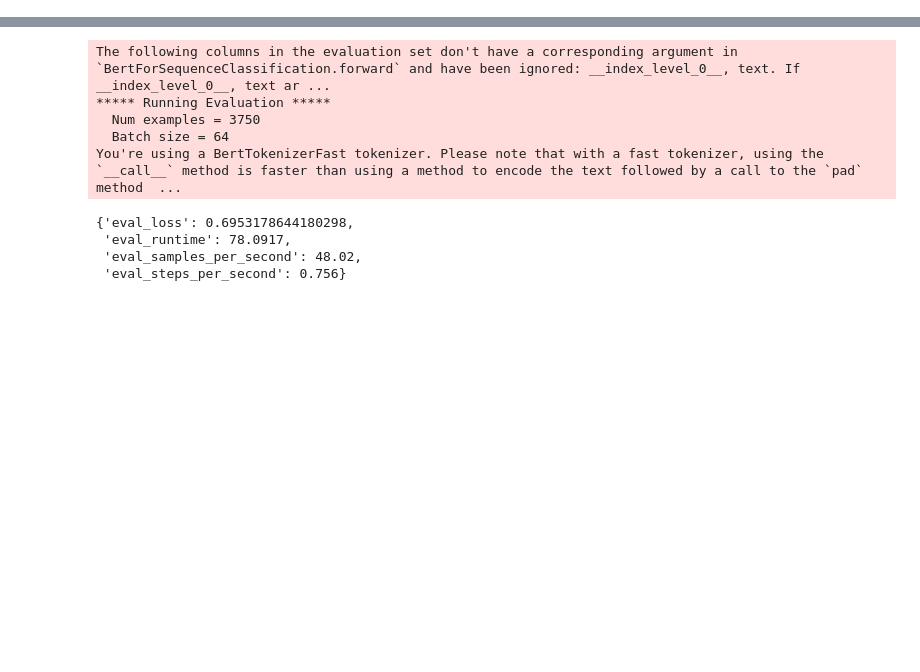
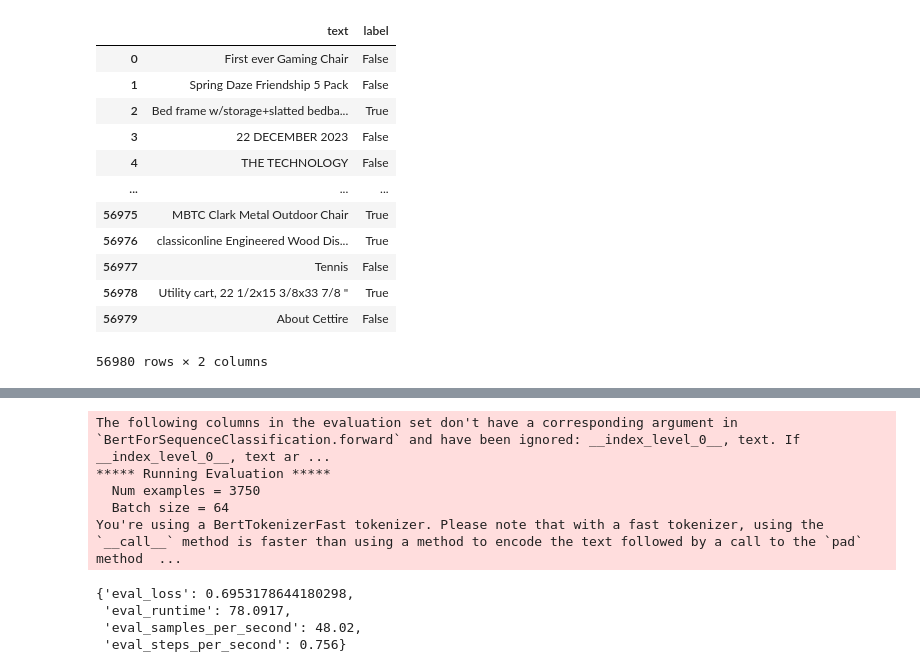
Before and after one commit to andreioprisor/furniture_scraper, a Jupyter notebook: training_model.ipynb, the cells around one changed output, grey strips where cells are left out. Cells and saved outputs as stored; diff of their text form; code cells hidden in the pictures; blank space fills up the shorter version.

```diff
--- a/training_model.ipynb
+++ b/training_model.ipynb
@@ -26,7 +33,0 @@ shuffled_df = specific_column.sample(frac=1).reset_index(drop=True)
-# %%
-import pandas as pd
-
-df = pd.concat([pd.read_csv('training_data/products.txt', sep= '\t', names=["text","label"]), \
-			   pd.read_csv('training_data/negatifs.txt', sep= '\t', names=["text","label"]), \
-			   pd.read_csv('training_data/products_factorybuy.txt', sep= '\t', names=["text","label"]), \
-			   pd.read_csv('training_data/negatifs_factorybuy.txt', sep= '\t', names=["text","label"])])
@@ -41,0 +59,25 @@ df.head()
+# %%
+import pandas as pd
+import glob
+# concat all .txt files into one dataframe
+
+# Get a list of all .txt files in the directory
+txt_files = glob.glob('training_data/*.txt')
+
+
+txt_files
+# # Create a list to hold the dataframes
+dfs = []
+
+# Read each .txt file and append it to the list of dataframes
+for txt_file in txt_files:
+	df = pd.read_csv(txt_file, sep='\t', names=["text", "label"])
+	dfs.append(df)
+
+# # Concatenate all dataframes in the list
+combined_df = pd.concat(dfs, ignore_index=True)
+
+# # Print the combined dataframe
+print(combined_df)
+count_true = (combined_df['label'] == True).sum()
+print(count_true)
@@ -42,3 +100,21 @@ df.head()
+# %%
+shuffled_df = combined_df.sample(frac=1).reset_index(drop=True)
+# %%
+shuffled_df
+# %% [output]
+|  | text | label |
+| 0 | First ever Gaming Chair | False |
+| 1 | Spring Daze Friendship 5 Pack | False |
+| 2 | Bed frame w/storage+slatted bedba... | True |
+| 3 | 22 DECEMBER 2023 | False |
+| 4 | THE TECHNOLOGY | False |
+| ... | ... | ... |
+| 56975 | MBTC Clark Metal Outdoor Chair | True |
+| 56976 | classiconline Engineered Wood Dis... | True |
+| 56977 | Tennis | False |
+| 56978 | Utility cart, 22 1/2x15 3/8x33 7/8 " | True |
+| 56979 | About Cettire | False |
+56980 rows × 2 columns
 # %%
 from transformers import AutoTokenizer
 tokenizer = AutoTokenizer.from_pretrained('bert-base-uncased')
```
Also changed, not shown: parts of 15 cells of this notebook.
